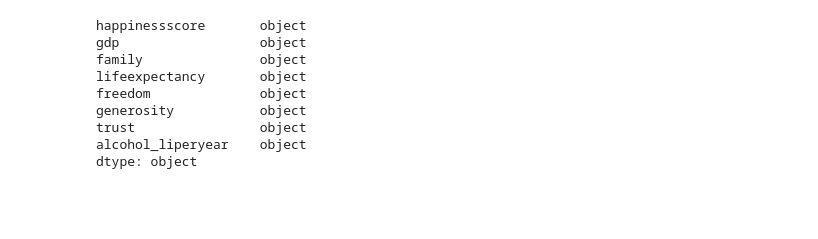
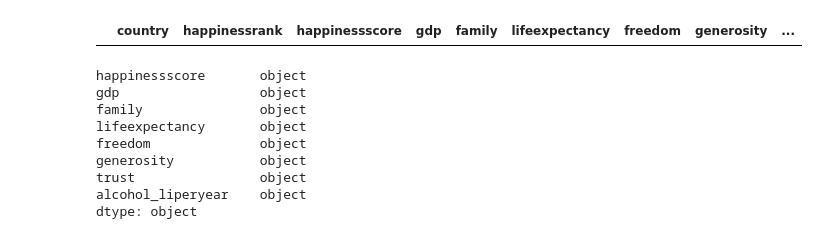
Before and after one commit to tn64/Happy_Places, a Jupyter notebook: MachineLearning/SML_Mockup_Linear_Regression-2019.ipynb, the cells around one changed output. Cells and saved outputs as stored; diff of their text form; code cells hidden in the pictures; blank space fills up the shorter version.

```diff
--- a/MachineLearning/SML_Mockup_Linear_Regression-2019.ipynb
+++ b/MachineLearning/SML_Mockup_Linear_Regression-2019.ipynb
@@ -65,3 +76,10 @@ Connection successful.
+# %%
+# Since there are only 5 countries, drop countries with null values
+df = df.dropna()
+df2 = df[df.isna().any(axis=1)]
+df2
+# %% [output]
+|  | country | happinessrank | happinessscore | gdp | family | lifeexpectancy | freedom | generosity | ... |
 # %%
 # Drop unnecessariy columns
 df = df.drop(columns=["country", "happinessrank", "lat", "lng"], axis=1)
```
Also changed, not shown: parts of 23 cells of this notebook.
